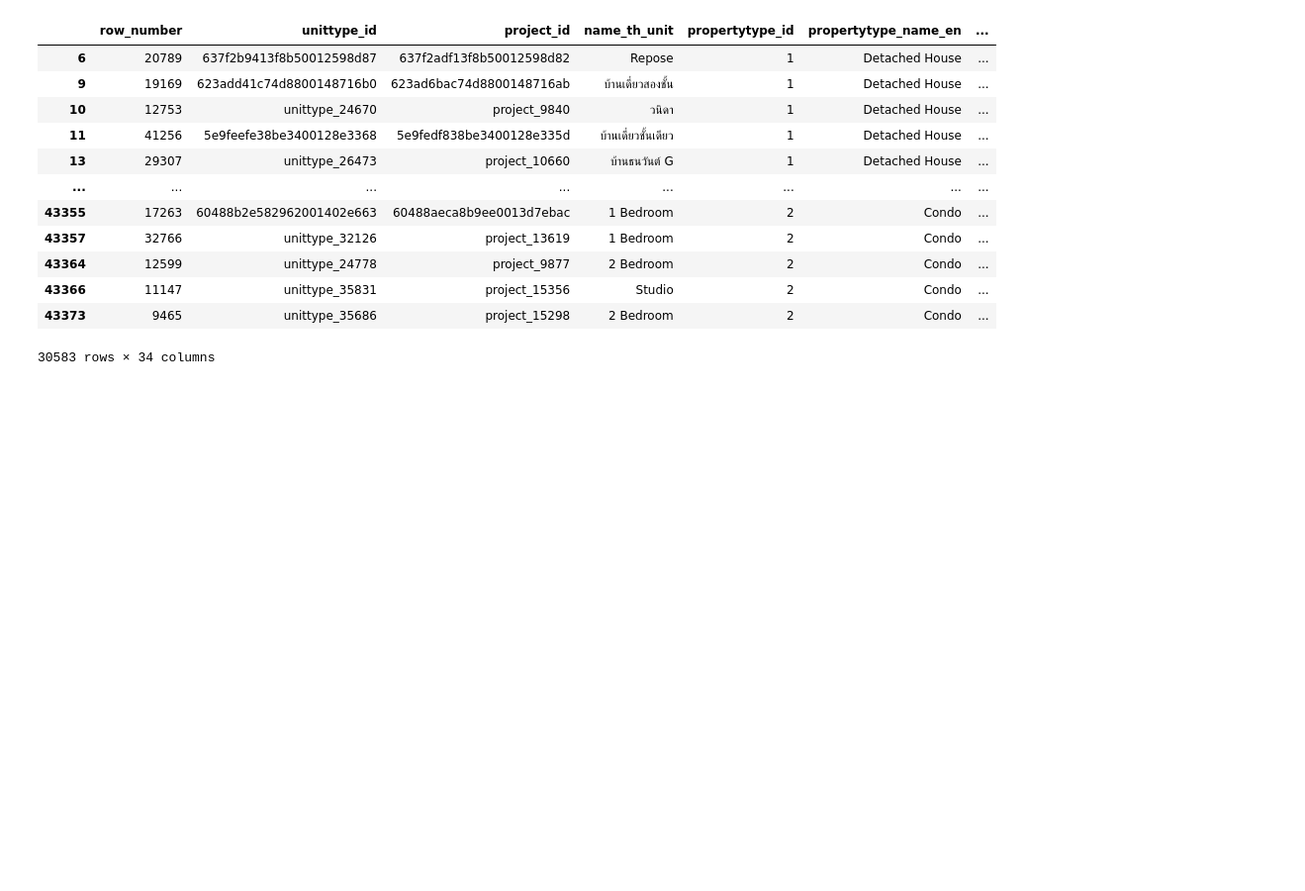
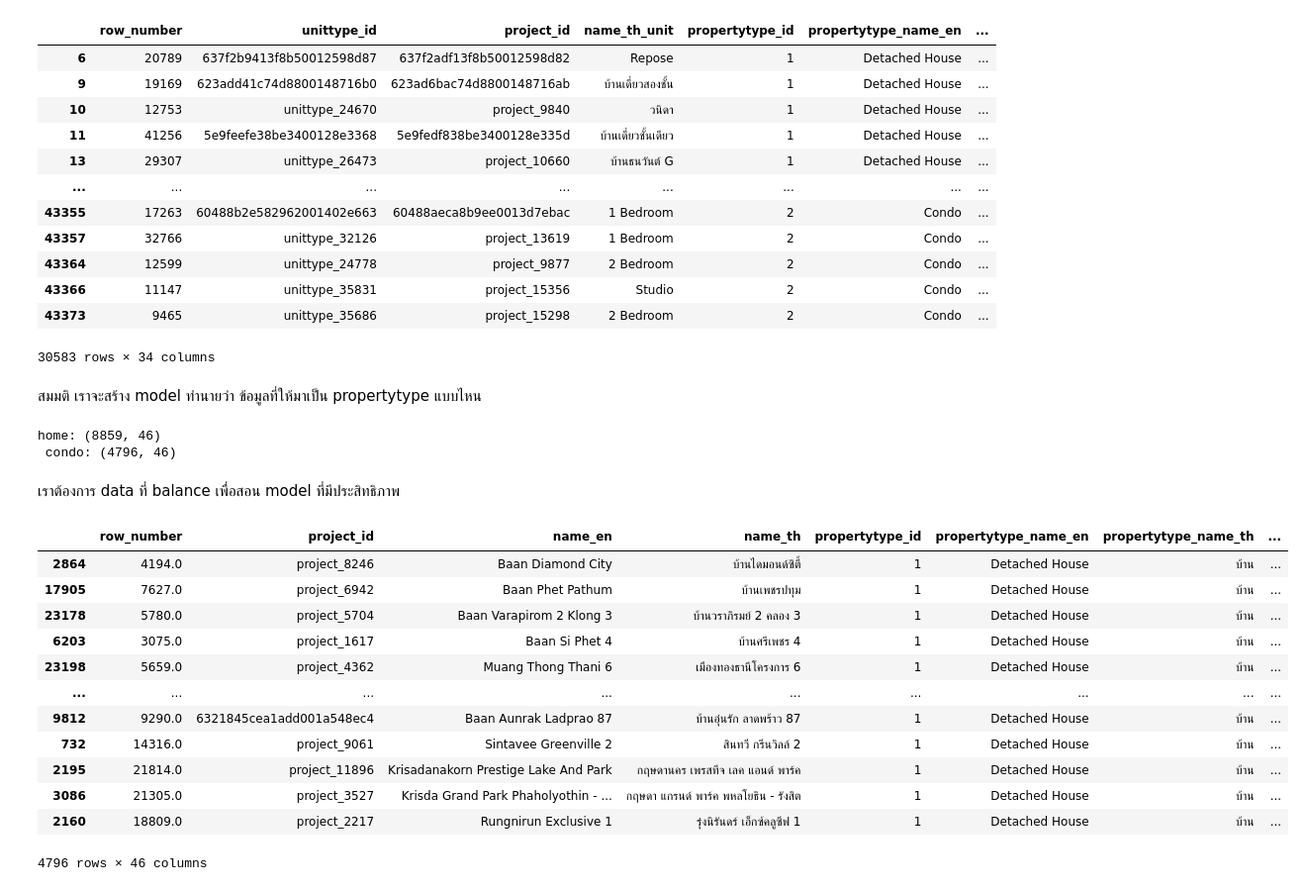
Before and after one commit to para662/BSC_DPDM, a Jupyter notebook: Ch3_Data_Preprocessing.ipynb, the cells around one changed output. Shown at 99% size. Cells and saved outputs as stored; diff of their text form; code cells hidden in the pictures; blank space fills up the shorter version.

```diff
--- a/Ch3_Data_Preprocessing.ipynb
+++ b/Ch3_Data_Preprocessing.ipynb
@@ -614,3 +617,7 @@ combined_properties_df
 | 43366 | 11147 | unittype_35831 | project_15356 | Studio | 2 | Condo | ... |
 | 43373 | 9465 | unittype_35686 | project_15298 | 2 Bedroom | 2 | Condo | ... |
 30583 rows × 34 columns
+# %% [markdown]
+สมมติ เราจะสร้าง model ทำนายว่า ข้อมูลที่ให้มาเป็น propertytype แบบไหน
+# %%
+home = project[project['propertytype_name_th']=='บ้าน']
@@ -616,0 +626,23 @@ combined_properties_df
+# %%
+print(f'home: {home.shape}\n condo: {condo.shape}')
+# %% [output]
+home: (8859, 46)
+ condo: (4796, 46)
+# %% [markdown]
+เราต้องการ data ที่ balance เพื่อสอน model ที่มีประสิทธิภาพ
+# %%
+home.sample(4796)
+# %% [output]
+|  | row_number | project_id | name_en | name_th | propertytype_id | propertytype_name_en | propertytype_name_th | ... |
+| 2864 | 4194.0 | project_8246 | Baan Diamond City | บ้านไดมอนด์ซิตี้ | 1 | Detached House | บ้าน | ... |
+| 17905 | 7627.0 | project_6942 | Baan Phet Pathum | บ้านเพชรปทุม | 1 | Detached House | บ้าน | ... |
+| 23178 | 5780.0 | project_5704 | Baan Varapirom 2 Klong 3 | บ้านวราภิรมย์ 2 คลอง 3 | 1 | Detached House | บ้าน | ... |
+| 6203 | 3075.0 | project_1617 | Baan Si Phet 4 | บ้านศรีเพชร 4 | 1 | Detached House | บ้าน | ... |
+| 23198 | 5659.0 | project_4362 | Muang Thong Thani 6 | เมืองทองธานีโครงการ 6 | 1 | Detached House | บ้าน | ... |
+| ... | ... | ... | ... | ... | ... | ... | ... | ... |
+| 9812 | 9290.0 | 6321845cea1add001a548ec4 | Baan Aunrak Ladprao 87 | บ้านอุ่นรัก ลาดพร้าว 87 | 1 | Detached House | บ้าน | ... |
+| 732 | 14316.0 | project_9061 | Sintavee Greenville 2 | สินทวี กรีนวิลล์ 2 | 1 | Detached House | บ้าน | ... |
+| 2195 | 21814.0 | project_11896 | Krisadanakorn Prestige Lake And Park | กฤษดานคร เพรสทีจ เลค แอนด์ พาร์ค | 1 | Detached House | บ้าน | ... |
+| 3086 | 21305.0 | project_3527 | Krisda Grand Park Phaholyothin - ... | กฤษดา แกรนด์ พาร์ค พหลโยธิน - รังสิต | 1 | Detached House | บ้าน | ... |
+| 2160 | 18809.0 | project_2217 | Rungnirun Exclusive 1 | รุ่งนิรันดร์ เอ็กซ์คลูซีฟ 1 | 1 | Detached House | บ้าน | ... |
+4796 rows × 46 columns
```
Also changed, not shown: parts of 11 cells of this notebook.
